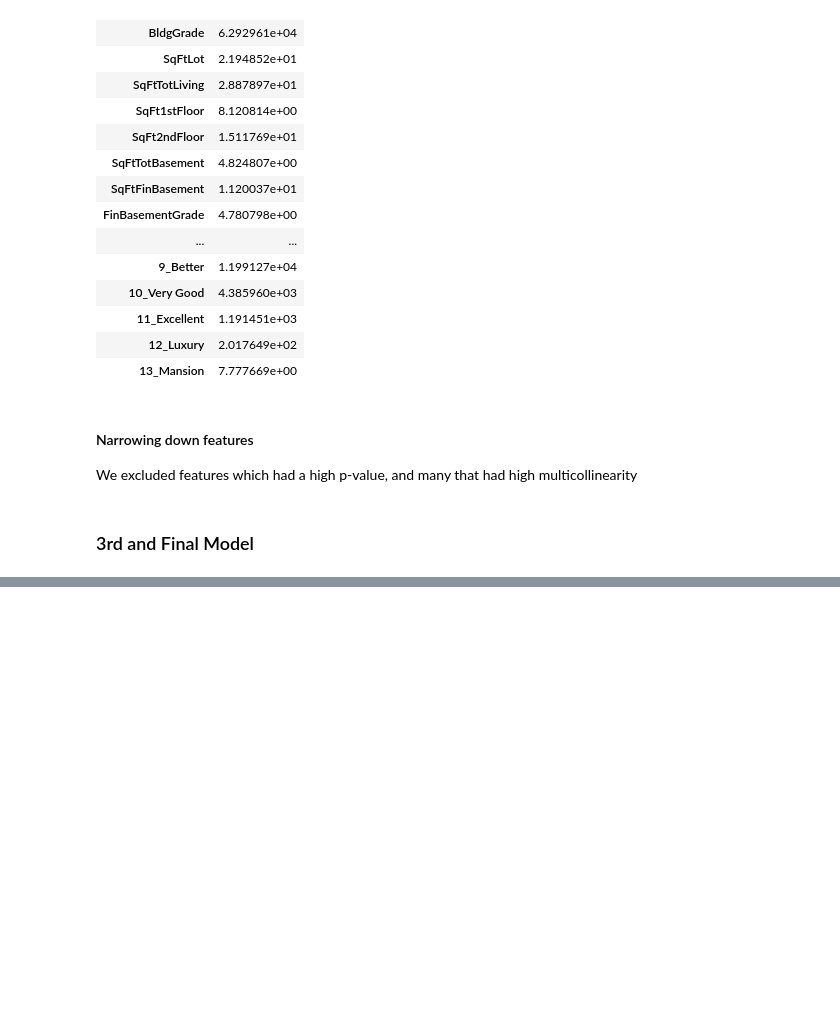
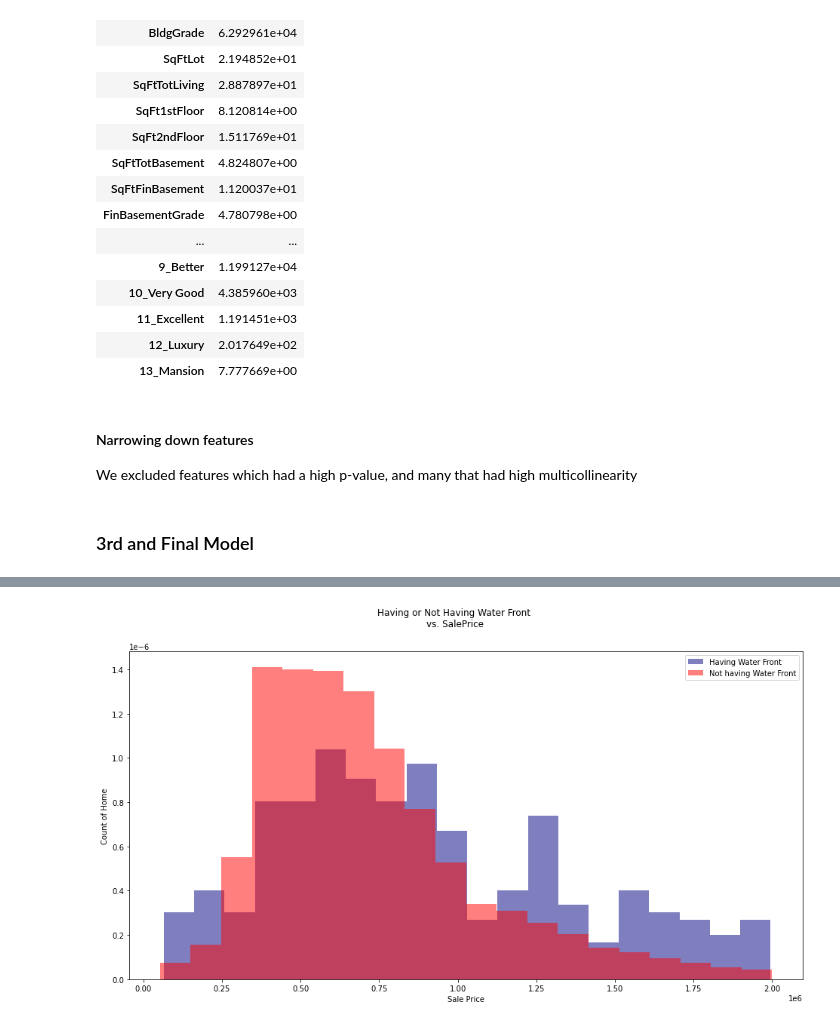
Before and after one commit to Ozxahmed/phase_2_project_chicago-sf-seattle-ds-082420, a Jupyter notebook: notebooks/report/project_2_housing_prices_final_report.ipynb, the cells around one changed output, grey strips where cells are left out. Drawn from its saved outputs; the diff is of its cells as text; code cells hidden in the pictures; blank space fills up the shorter version.

```diff
--- a/notebooks/report/project_2_housing_prices_final_report.ipynb
+++ b/notebooks/report/project_2_housing_prices_final_report.ipynb
@@ -442,0 +508,18 @@ strong multicollinearity or other numerical problems.
+# %%
+# Creating a boolean column for waterfront (based on whether a property has a waterfront or not)
+
+WaterFront = all_merged_final['WfntLocation'].astype(bool).astype(float)
+
+all_merged_ohe.insert(loc=14, column='WaterFront', value=WaterFront)
+# %%
+fig, ax = plt.subplots(figsize = (16, 8))
+
+ax.hist(all_merged_ohe[(all_merged_ohe["WaterFront"]==1)&(all_merged_ohe['SalePrice']<2000000)&(all_merged_ohe['SalePrice']>50000)]["SalePrice"], bins=20, alpha=0.5, color="navy", label="Having Water Front", density=True)
+ax.hist(all_merged_ohe[(all_merged_ohe["WaterFront"]==0)&(all_merged_ohe['SalePrice']<2000000)&(all_merged_ohe['SalePrice']>50000)]["SalePrice"], bins=20, alpha=0.5, color="r", label="Not having Water Front", density=True)
+
+ax.set_xlabel("Sale Price")
+ax.set_ylabel("Count of Home")
+fig.suptitle("Having or Not Having Water Front \nvs. SalePrice")
+ax.legend();
+# %% [output]
+[figure, added]
```
Also changed, not shown: parts of 10 cells of this notebook.
